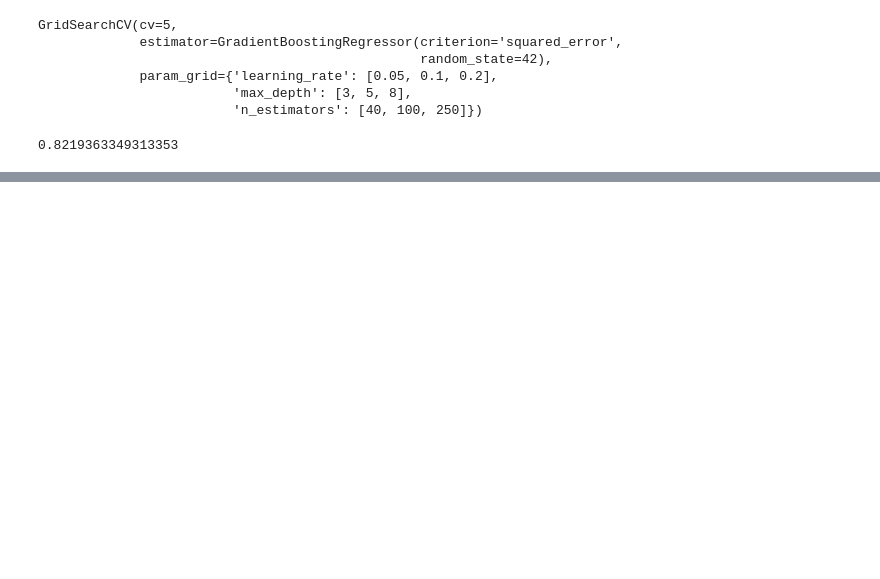
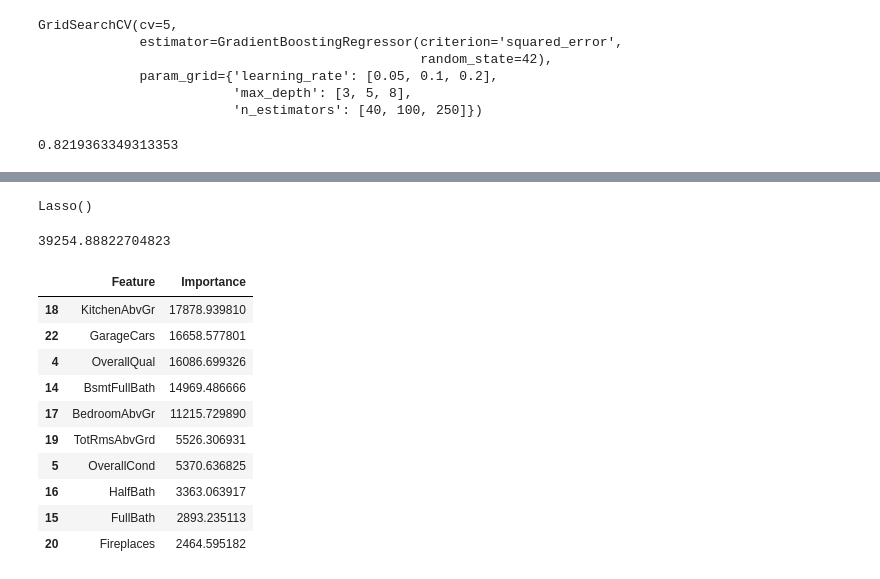
Before and after one commit to tomaszkisiel94/PlayingPython, a Jupyter notebook: HousePrice.ipynb, the cells around one changed output, grey strips where cells are left out. Cells and saved outputs as stored; diff of their text form; code cells hidden in the pictures; blank space fills up the shorter version.

```diff
--- a/HousePrice.ipynb
+++ b/HousePrice.ipynb
@@ -218,7 +237,7 @@ gbr2 = GradientBoostingRegressor(criterion='squared_error', random_state=42)
 # %%
 CV_gbr = GridSearchCV(estimator=gbr2, param_grid=param_grid, cv=5)
 # %%
-CV_gbr.fit(X_train_num, y_train)
+#CV_gbr.fit(X_train_num, y_train)
 # %% [output]
 GridSearchCV(cv=5,
              estimator=GradientBoostingRegressor(criterion='squared_error',
@@ -250,0 +279,6 @@ submission_gbr.to_csv("kaggle\HousePrice\submission1\submission_gbr.csv", index=
+# %%
+lasso = Lasso(alpha=1.0)
+# %%
+lasso.fit(X_train_num, y_train)
+# %% [output]
+Lasso()
@@ -250,0 +287,23 @@ submission_gbr.to_csv("kaggle\HousePrice\submission1\submission_gbr.csv", index=
+# %%
+print(root_mean_squared_error(lasso_pred, y_valid))
+# %% [output]
+39254.88822704823
+# %%
+importance_df = pd.DataFrame({
+    'Feature': X_train_num.columns,
+    'Importance': np.abs(lasso.coef_)
+}).sort_values(by='Importance', ascending=False)
+# %%
+importance_df.head(10)
+# %% [output]
+|  | Feature | Importance |
+| 18 | KitchenAbvGr | 17878.939810 |
+| 22 | GarageCars | 16658.577801 |
+| 4 | OverallQual | 16086.699326 |
+| 14 | BsmtFullBath | 14969.486666 |
+| 17 | BedroomAbvGr | 11215.729890 |
+| 19 | TotRmsAbvGrd | 5526.306931 |
+| 5 | OverallCond | 5370.636825 |
+| 16 | HalfBath | 3363.063917 |
+| 15 | FullBath | 2893.235113 |
+| 20 | Fireplaces | 2464.595182 |
```
Also changed, not shown: parts of 37 cells of this notebook.
